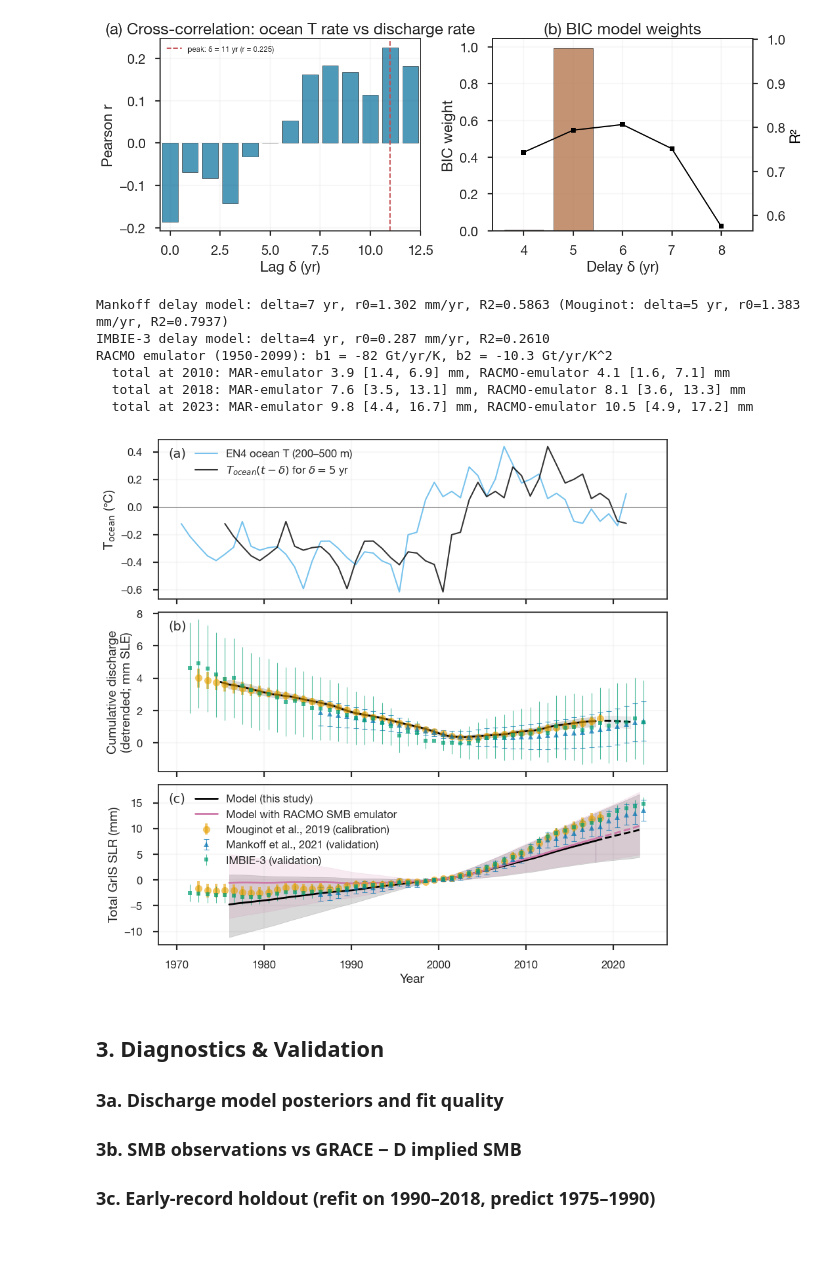
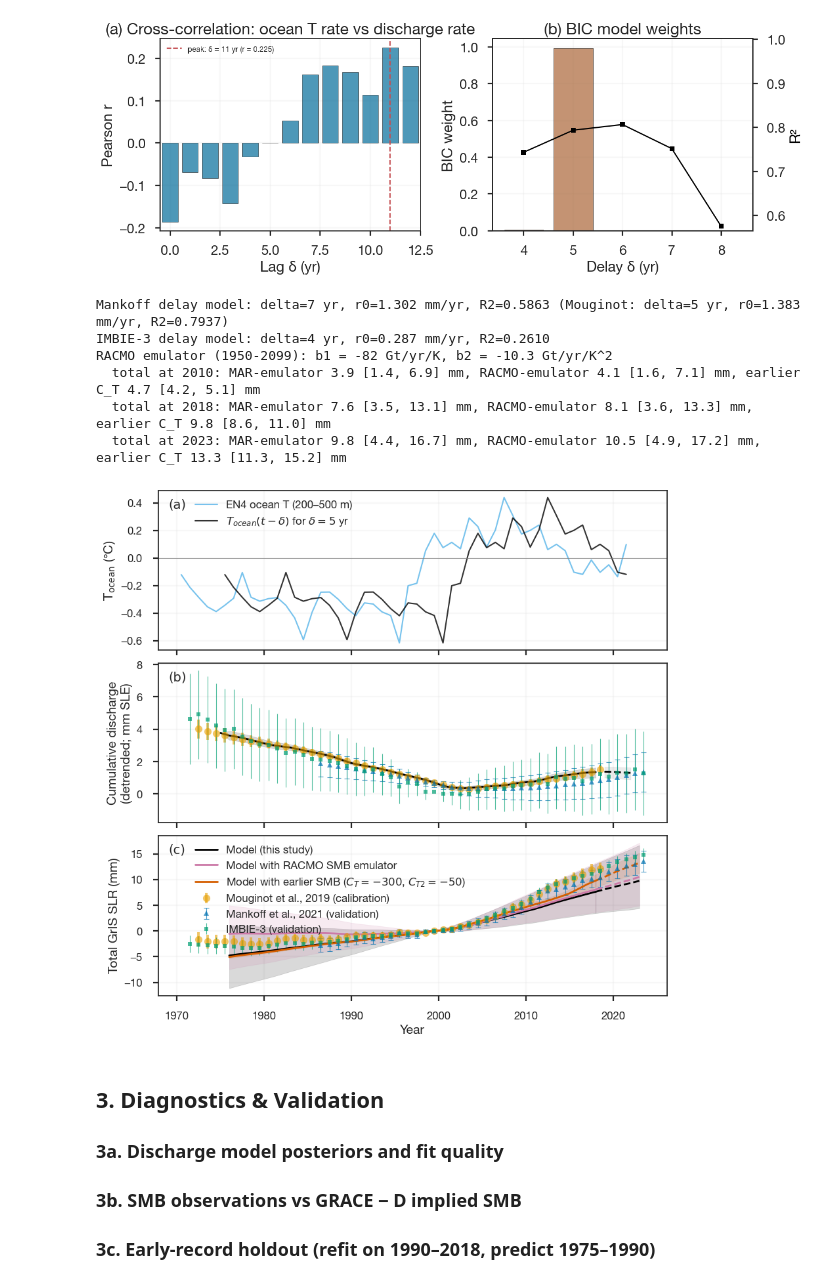
Before and after one commit to bminchew/GMSLR_forecast_v1, a Jupyter notebook: slr_forecast/notebooks/component_greenland.ipynb, the cells around one changed output. Drawn from its saved outputs; the diff is of its cells as text; code cells hidden in the pictures; blank space fills up the shorter version.

```diff
--- a/slr_forecast/notebooks/component_greenland.ipynb
+++ b/slr_forecast/notebooks/component_greenland.ipynb
@@ -774,6 +774,24 @@ hc_smb_r = project_smb_emulator(
 hc_lab_r = hc_yr_r + 0.5
 hc_smb_r = hc_smb_r - hc_smb_r[:, [np.argmin(np.abs(hc_lab_r - t0_c))]]
 
+# ── Earlier parametric SMB model, for comparison ──
+# The model the projections used before 2026-10-03: SMB = SMB_0 + C_T dT +
+# C_T2 dT^2 (Gt/yr) with dT the observed GMST anomaly rel. 1995-2005,
+# GREENLAND_SMB in smb_projections.py (C_T = -300 +/- 80 Gt/yr/degC,
+# C_T2 = -50 +/- 30 Gt/yr/degC^2, SMB_0 = 380 Gt/yr), both terms zero where
+# dT < 0, the same driver (GMST interpolated to whole years from the monthly
+# record) and the same seed (600). Comparison only.
+from smb_projections import GREENLAND_SMB, project_smb_ensemble
+hc_yr_ct = np.arange(1950, smb_obs_end_c + 1, dtype=float)
+hc_smb_ct = project_smb_ensemble(
+    sensitivity=GREENLAND_SMB,
+    T_proj={'obs': np.interp(hc_yr_ct, temp_time_monthly, temp_monthly)},
+    time_proj=hc_yr_ct, T_baseline=0.0, n_samples=N_SAMPLES, seed=600,
+    zero_ct2_below_baseline=True, zero_ct_below_baseline=True,
+)['obs']['samples']
+hc_lab_ct = hc_yr_ct + 0.5
+hc_smb_ct = hc_smb_ct - hc_smb_ct[:, [np.argmin(np.abs(hc_lab_ct - t0_c))]]
+
 # ── Total = SMB(emulator) + D(model), member by member ──
 totx_yr = np.concatenate([diag_years, [2023.0]])
 totx_smb = np.array([np.interp(totx_yr, hc_lab, hc_smb[i]) for i in draw_idx])
@@ -783,6 +801,9 @@ totx_p5, totx_p50, totx_p95 = np.nanpercentile(
 totx_smb_r = np.array([np.interp(totx_yr, hc_lab_r, hc_smb_r[i]) for i in draw_idx])
 totr_p5, totr_p50, totr_p95 = np.nanpercentile(
     (totx_smb_r + totx_d) * M_TO_MM, [5, 50, 95], axis=0)
+totx_smb_ct = np.array([np.interp(totx_yr, hc_lab_ct, hc_smb_ct[i]) for i in draw_idx])
+totct_p5, totct_p50, totct_p95 = np.nanpercentile(
+    (totx_smb_ct + totx_d) * M_TO_MM, [5, 50, 95], axis=0)
 # Years where every member's delayed forcing is defined (before that only
 # the rare short-delta draws have values, and their sum is not a band)
 cal_mask_c = ((totx_yr >= dyn_years_d[0]) & (totx_yr <= t_mou_end)
@@ -809,38 +830,47 @@ ax.plot(totx_yr[ext_mask_c], totx_p50[ext_mask_c], 'k--', lw=2)
 ax.fill_between(totx_yr[ext_mask_c], totx_p5[ext_mask_c], totx_p95[ext_mask_c],
                 color='k', alpha=0.15)
 RACMO_COLOR = '#CC79A7'
 ax.plot(totx_yr[cal_mask_c], totr_p50[cal_mask_c], '-', color=RACMO_COLOR, lw=2,
         label='Model with RACMO SMB emulator')
 ax.fill_between(totx_yr[cal_mask_c], totr_p5[cal_mask_c], totr_p95[cal_mask_c],
                 color=RACMO_COLOR, alpha=0.15)
 ax.plot(totx_yr[ext_mask_c], totr_p50[ext_mask_c], '--', color=RACMO_COLOR, lw=2)
 ax.fill_between(totx_yr[ext_mask_c], totr_p5[ext_mask_c], totr_p95[ext_mask_c],
                 color=RACMO_COLOR, alpha=0.15)
+CT_COLOR = '#D55E00'
+ax.plot(totx_yr[cal_mask_c], totct_p50[cal_mask_c], '-', color=CT_COLOR, lw=2,
+        label=r'Model with earlier SMB ($C_T=-300$, $C_{T2}=-50$)')
+ax.fill_between(totx_yr[cal_mask_c], totct_p5[cal_mask_c], totct_p95[cal_mask_c],
+                color=CT_COLOR, alpha=0.12)
+ax.plot(totx_yr[ext_mask_c], totct_p50[ext_mask_c], '--', color=CT_COLOR, lw=2)
+ax.fill_between(totx_yr[ext_mask_c], totct_p5[ext_mask_c], totct_p95[ext_mask_c],
+                color=CT_COLOR, alpha=0.12)
 for _y in (2010, 2018, 2023):
     _j = np.argmin(np.abs(totx_yr - _y))
     print(f'  total at {_y}: MAR-emulator {totx_p50[_j]:.1f} [{totx_p5[_j]:.1f}, {totx_p95[_j]:.1f}] mm, '
-          f'RACMO-emulator {totr_p50[_j]:.1f} [{totr_p5[_j]:.1f}, {totr_p95[_j]:.1f}] mm')
+          f'RACMO-emulator {totr_p50[_j]:.1f} [{totr_p5[_j]:.1f}, {totr_p95[_j]:.1f}] mm, '
+          f'earlier C_T {totct_p50[_j]:.1f} [{totct_p5[_j]:.1f}, {totct_p95[_j]:.1f}] mm')
 
 ax.set_ylabel('Total GrIS SLR (mm)', fontsize=LABEL_FONTSIZE)
 ax.set_xlabel('Year', fontsize=LABEL_FONTSIZE)
 ax.legend(fontsize=LEGEND_FONTSIZE, loc='upper left',
           bbox_to_anchor=(0, 1), bbox_transform=ax.transAxes + legend_offset_a)
 ax.grid(True, alpha=0.2)
 ax.tick_params(labelsize=TICK_FONTSIZE)
 ax.text(0.02, 0.95, '(c)', transform=ax.transAxes, fontsize=LABEL_FONTSIZE,
         family='DejaVu Sans', va='top', ha='left')
 
 plt.savefig(f'{FIG_DIR}/component_greenland_discharge_delay_fit.png',
             dpi=150, bbox_inches='tight')
 plt.show()
 # %% [output]
 Mankoff delay model: delta=7 yr, r0=1.302 mm/yr, R2=0.5863 (Mouginot: delta=5 yr, r0=1.383 mm/yr, R2=0.7937)
 IMBIE-3 delay model: delta=4 yr, r0=0.287 mm/yr, R2=0.2610
 RACMO emulator (1950-2099): b1 = -82 Gt/yr/K, b2 = -10.3 Gt/yr/K^2
-  total at 2010: MAR-emulator 3.9 [1.4, 6.9] mm, RACMO-emulator 4.1 [1.6, 7.1] mm
-  total at 2018: MAR-emulator 7.6 [3.5, 13.1] mm, RACMO-emulator 8.1 [3.6, 13.3] mm
-  total at 2023: MAR-emulator 9.8 [4.4, 16.7] mm, RACMO-emulator 10.5 [4.9, 17.2] mm
+  total at 2010: MAR-emulator 3.9 [1.4, 6.9] mm, RACMO-emulator 4.1 [1.6, 7.1] mm, earlier C_T 4.7 [4.2, 5.1] mm
+  total at 2018: MAR-emulator 7.6 [3.5, 13.1] mm, RACMO-emulator 8.1 [3.6, 13.3] mm, earlier C_T 9.8 [8.6, 11.0] mm
+  total at 2023: MAR-emulator 9.8 [4.4, 16.7] mm, RACMO-emulator 10.5 [4.9, 17.2] mm, earlier C_T 13.3 [11.3, 15.2] mm
-[figure, old version]
+[figure, new version]
 # %% [markdown]
 ## 3. Diagnostics & Validation
 
```
Also changed, not shown: parts of 1 cell of this notebook, 1 other file.
